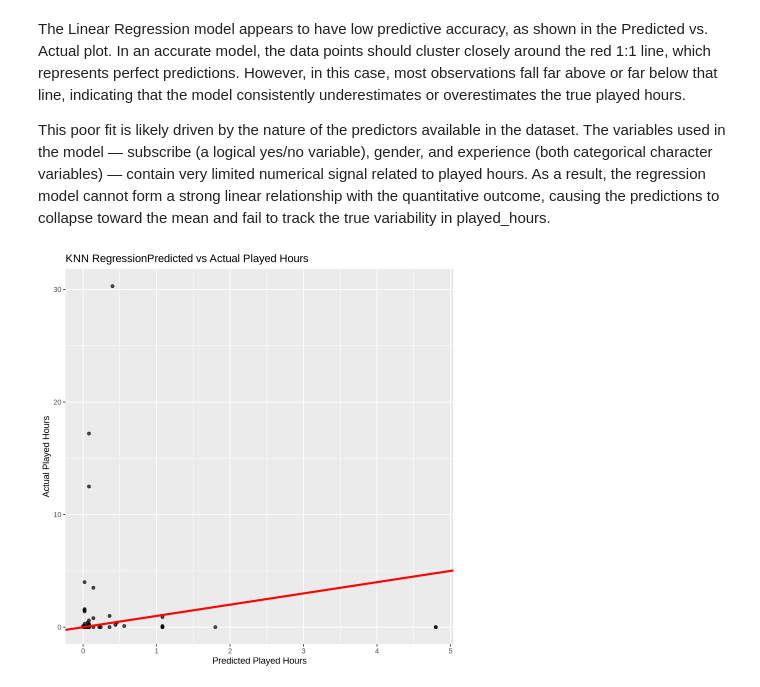
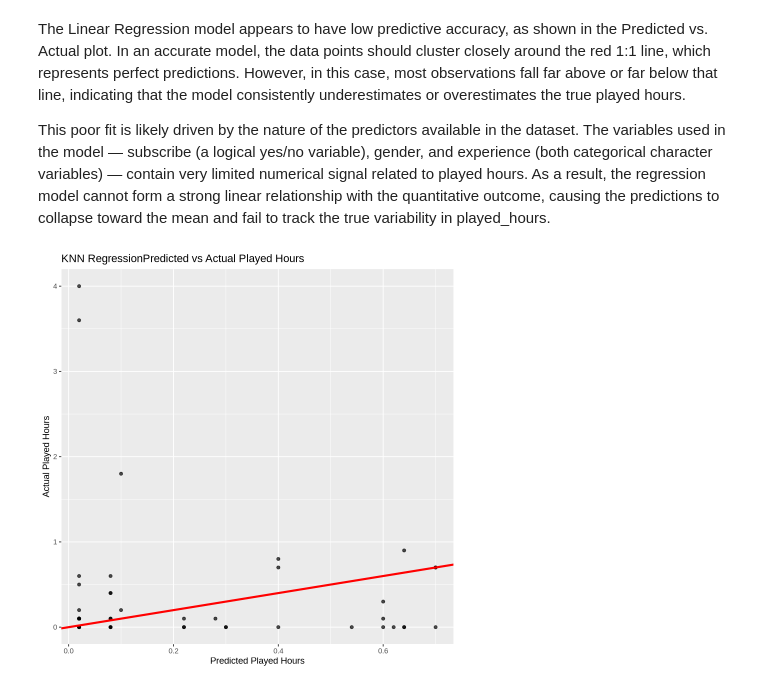
Before and after one commit to kiana-mohseni/dsci-100-2025w1-group-project, a Jupyter notebook: Final Project.ipynb, the cells around one changed output. Drawn from its saved outputs; the diff is of its cells as text; code cells hidden in the pictures.

```diff
--- a/Final Project.ipynb
+++ b/Final Project.ipynb
@@ -229,7 +229,7 @@ library(tidymodels)
 
 
 player_data_response <- player_data_response |>
-  filter(played_hours < 100)
+  filter(played_hours < 40)
 
 ## We added the filter for only player under 100 hours because there were 2 outliers that skewed the data with extremely high values.
 
@@ -289,7 +298,7 @@ This poor fit is likely driven by the nature of the predictors available in the
 library(tidymodels)
 
 player_data_response <- player_data_response |>
-  filter(played_hours < 100) |>
+  filter(played_hours < 10) |>
   mutate(
     subscribe  = as.factor(subscribe),
     experience = as.factor(experience),
@@ -317,16 +326,16 @@ knn_fit <- workflow() |>
   add_model(knn_spec) |>
   fit(data = train)
 # %%
-test_pred <- predict(knn_fit, test) |>
+test_pred_knn <- predict(knn_fit, test) |>
   bind_cols(test)
 
-ggplot(test_pred, aes(x = .pred, y = played_hours)) +
+ggplot(test_pred_knn, aes(x = .pred, y = played_hours)) +
   geom_point(alpha = 0.7) +
-  geom_abline(slope = 1, intercept = 0, color = "red", size = 1.2) +
+  geom_abline(slope = 1, intercept = 0, color = "red", linewidth = 1.2) +
   labs(
     title = "KNN RegressionPredicted vs Actual Played Hours",
     x = "Predicted Played Hours",
     y = "Actual Played Hours"
   )
 # %% [output]
-[figure, old version]
+[figure, new version]
```
Also changed, not shown: parts of 4 cells of this notebook.
